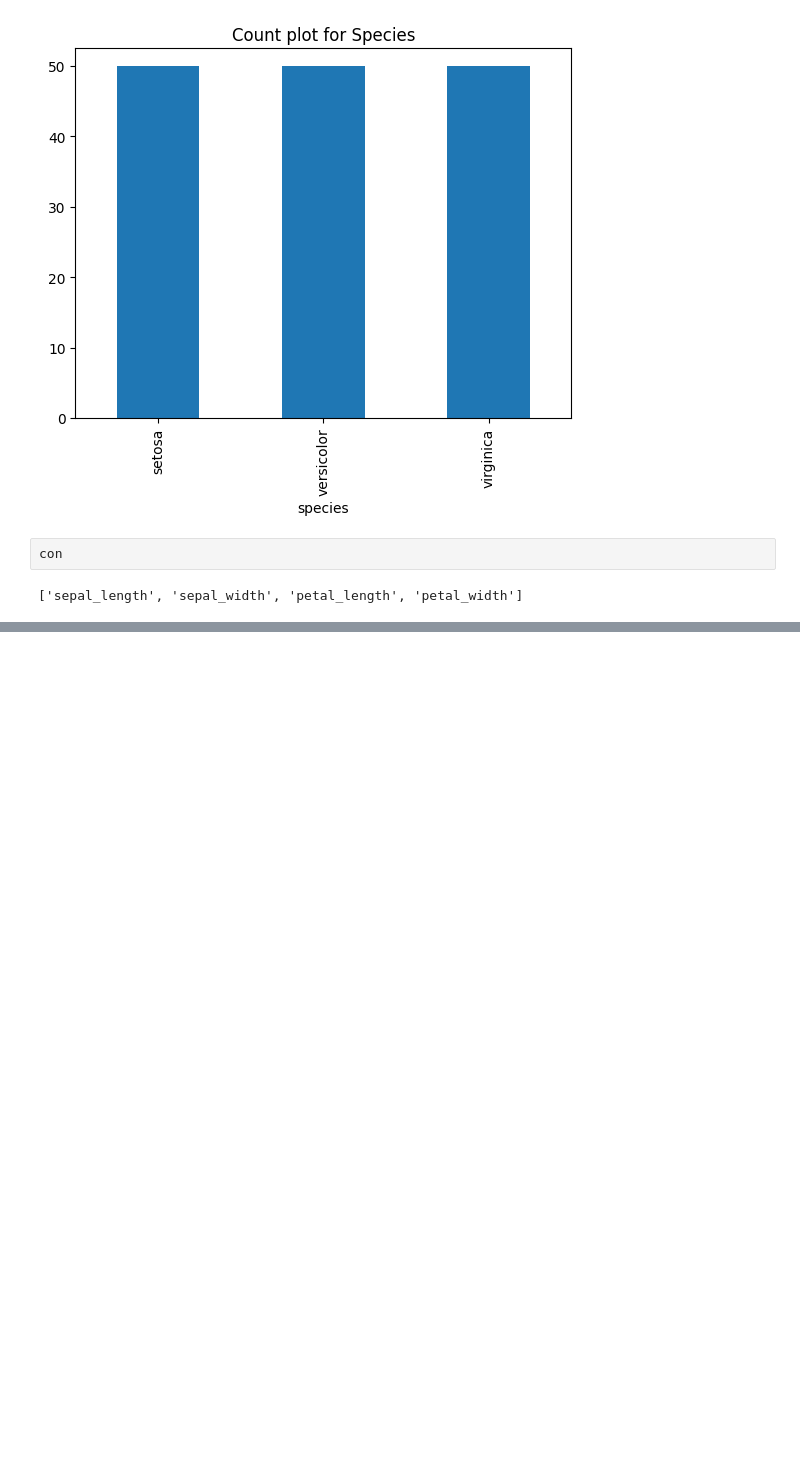
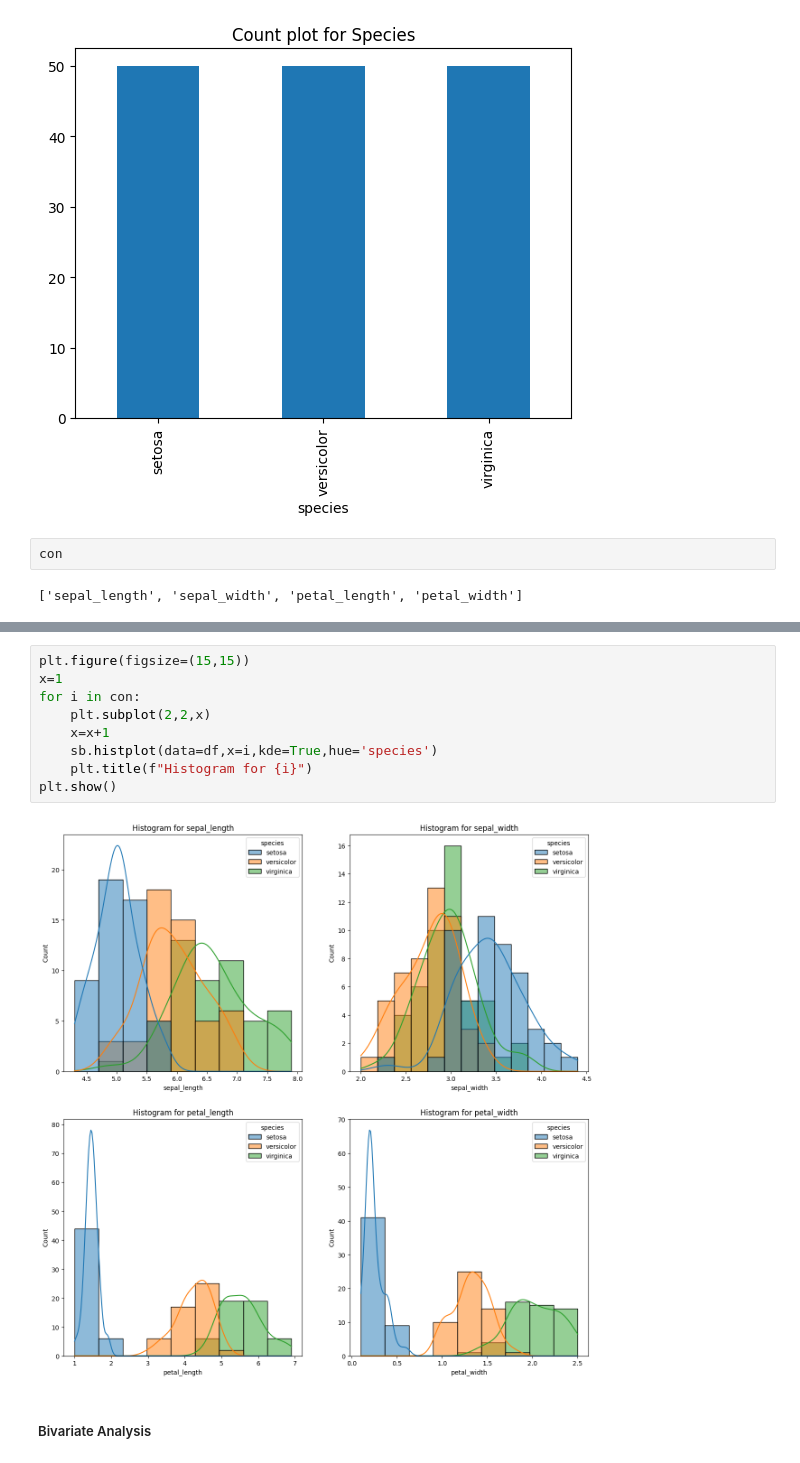
Before and after one commit to arvindravan/python_dsml, a Jupyter notebook: Complete EDA/Exploratory_Data_Analysis.ipynb, the cells around one changed output, grey strips where cells are left out. Saved outputs shown, nothing was run; the diff lists cells and outputs as text; blank space fills up the shorter version.

```diff
--- a/Complete EDA/Exploratory_Data_Analysis.ipynb
+++ b/Complete EDA/Exploratory_Data_Analysis.ipynb
@@ -134,0 +167,13 @@ for i in con:
+# %%
+plt.figure(figsize=(15,15))
+x=1
+for i in con:
+    plt.subplot(2,2,x)
+    x=x+1
+    sb.histplot(data=df,x=i,kde=True,hue='species')
+    plt.title(f"Histogram for {i}")
+plt.show()
+# %% [output]
+[figure, added]
+# %% [markdown]
+##### Bivariate Analysis
```
Also changed, not shown: parts of 12 cells of this notebook.
